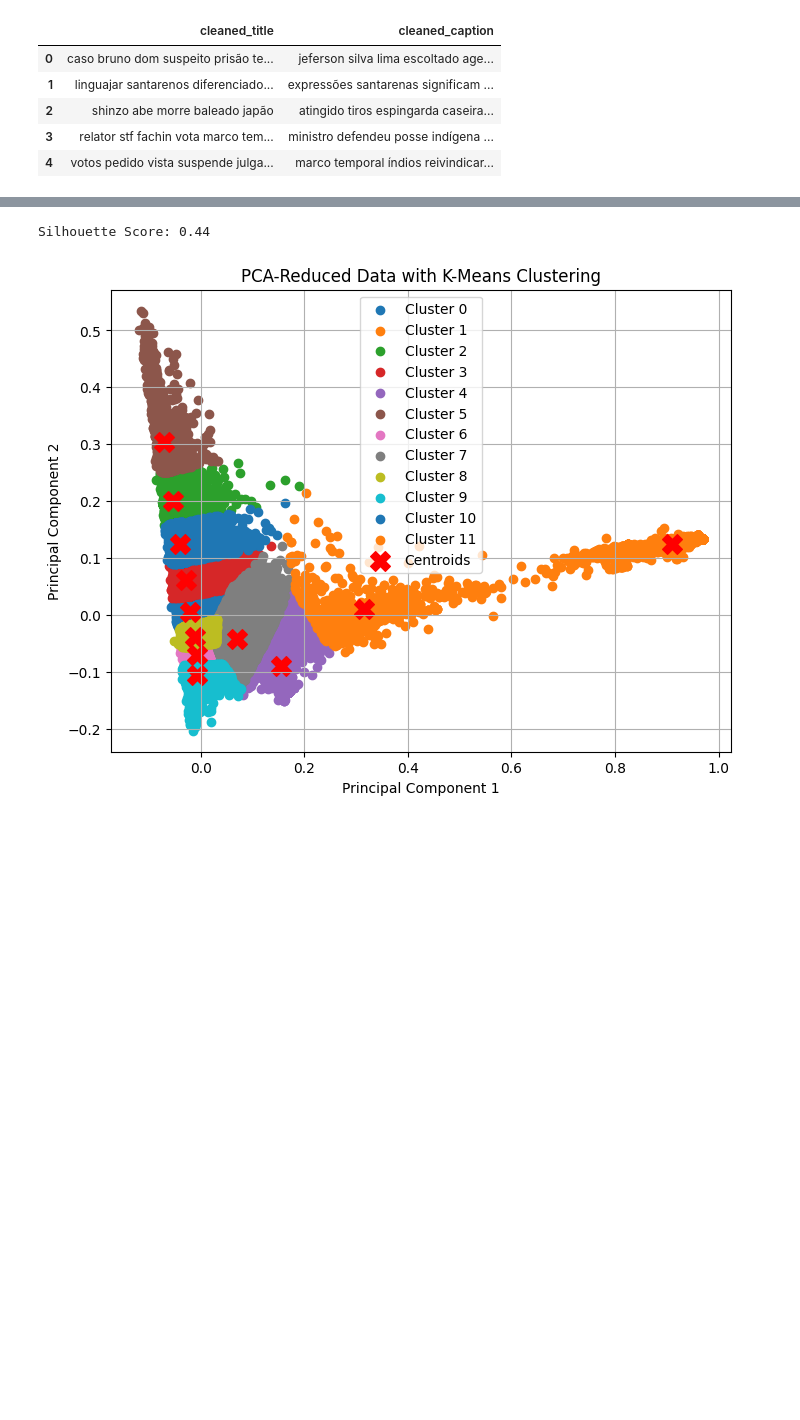
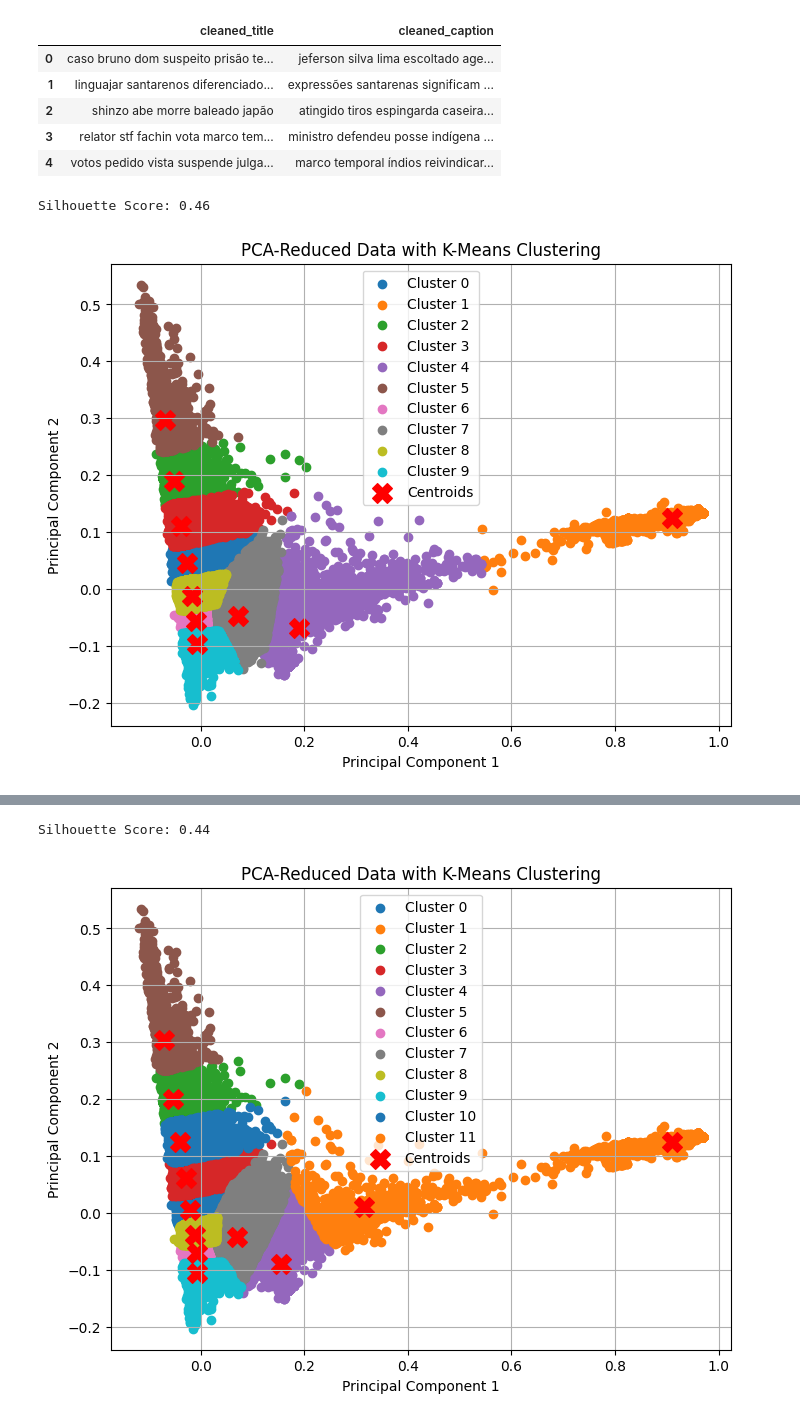
Before and after one commit to raianeli25/tech_challenge_5, a Jupyter notebook: recommendation/clustering_news.ipynb, the cells around one changed output, grey strips where cells are left out. Saved outputs shown, nothing was run; the diff lists cells and outputs as text; code cells hidden in the pictures; blank space fills up the shorter version.

Commit message:
clusterizando noticias

```diff
--- a/recommendation/clustering_news.ipynb
+++ b/recommendation/clustering_news.ipynb
@@ -10,7 +10,7 @@ import matplotlib.pyplot as plt
 import numpy as np
 from sklearn.decomposition import PCA
 # %%
-df_news = pd.read_csv("../data/noticias_clusterizada.csv")
+df_news = pd.read_csv("../data/noticias_preprocessada.csv")
 # %%
 df_news= df_news.drop(columns=["Unnamed: 0"])
 # %%
@@ -35,3 +35,5 @@ def preprocess_text(text):
     doc = nlp(text.lower())
     tokens = [token.text for token in doc if token.is_alpha and not token.is_stop]
     return ' '.join(tokens)
+# %%
+df_news['cleaned_body'] = df_news['body'].apply(preprocess_text)
@@ -38,8 +51,8 @@ def preprocess_text(text):
 # %%
-# Preprocess the dataset
-df_news['cleaned_title'] = df_news['title'].apply(preprocess_text)
+# # Preprocess the dataset
+# df_news['cleaned_title'] = df_news['title'].apply(preprocess_text)
 
-df_news['cleaned_caption'] = df_news['caption'].apply(preprocess_text)
+# df_news['cleaned_caption'] = df_news['caption'].apply(preprocess_text)
 # %%
 df_news[["cleaned_title","cleaned_caption"]].head()
 # %% [output]
@@ -67,0 +128,36 @@ X = vectorizer.fit_transform(df_news["combined_text"])
+# %%
+# Apply PCA to reduce dimensions
+pca = PCA(n_components=2)  # Reduce to 2 dimensions for visualization
+X_pca = pca.fit_transform(X)
+
+# Apply K-Means clustering
+num_clusters = 10
+kmeans = KMeans(n_clusters=num_clusters, random_state=42)
+cluster_labels = kmeans.fit_predict(X_pca)
+
+# Compute silhouette score
+silhouette_avg = silhouette_score(X_pca, cluster_labels)
+print(f"Silhouette Score: {silhouette_avg:.2f}")
+
+# Plot PCA-reduced data with K-Means cluster assignments
+plt.figure(figsize=(8, 6))
+for i in range(num_clusters):
+    plt.scatter(
+        X_pca[cluster_labels == i, 0],
+        X_pca[cluster_labels == i, 1],
+        label=f"Cluster {i}"
+    )
+
+# Mark cluster centers
+centers_pca = kmeans.cluster_centers_
+plt.scatter(centers_pca[:, 0], centers_pca[:, 1], c='red', s=200, marker='X', label="Centroids")
+
+plt.title("PCA-Reduced Data with K-Means Clustering")
+plt.xlabel("Principal Component 1")
+plt.ylabel("Principal Component 2")
+plt.legend()
+plt.grid()
+plt.show()
+# %% [output]
+Silhouette Score: 0.46
+[figure, added]
```
Also changed, not shown: parts of 39 cells of this notebook.
